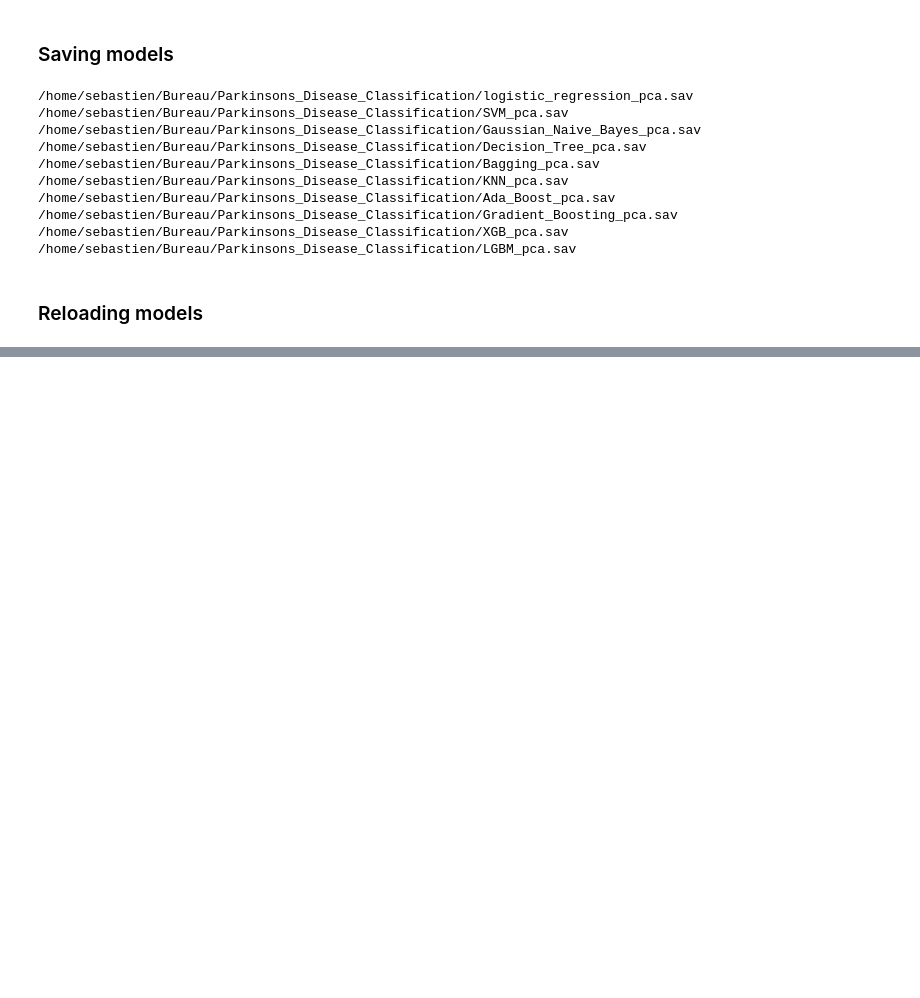
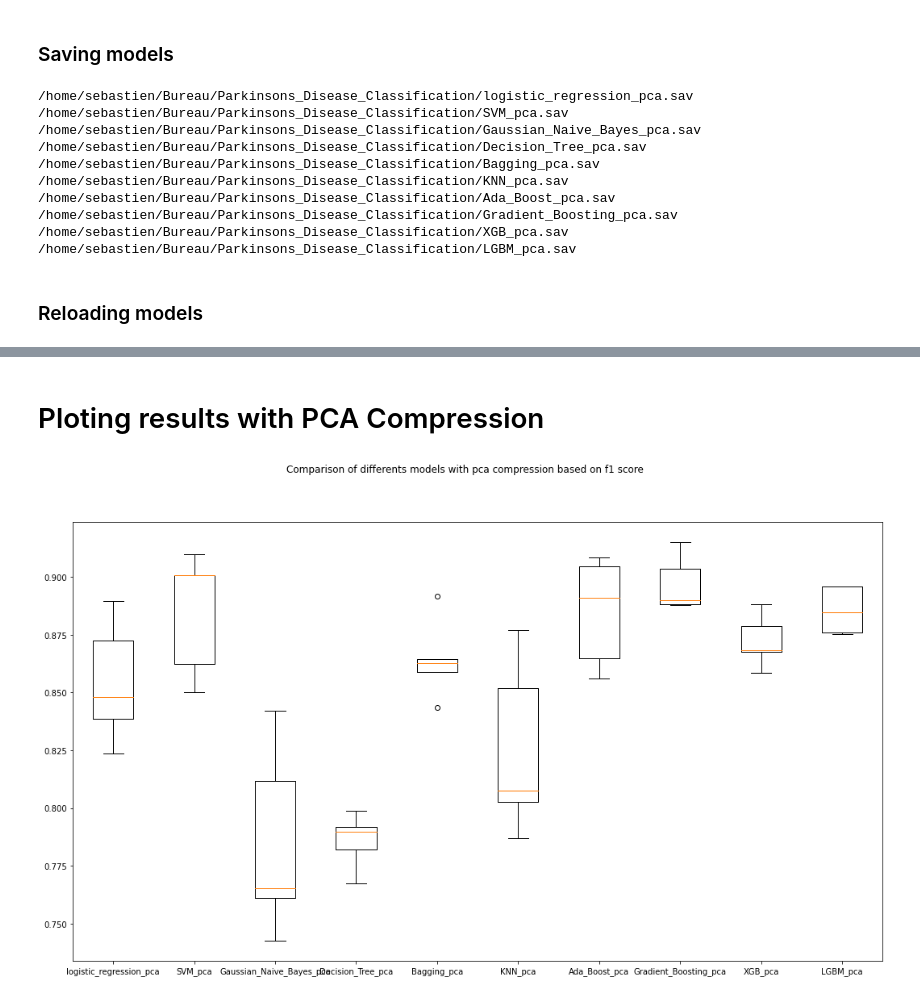
Before and after one commit to sebgra/Parkinsons_Disease_Classification, a Jupyter notebook: Parkinson.ipynb, the cells around one changed output, grey strips where cells are left out. Cells and saved outputs as stored; diff of their text form; code cells hidden in the pictures; blank space fills up the shorter version.

Commit message:
PCA evaluation completed

```diff
--- a/Parkinson.ipynb
+++ b/Parkinson.ipynb
@@ -1464,0 +1467,15 @@ for key, value in models_path_dict.items():
+# %%
+cv_pca = StratifiedKFold(n_splits = 5, shuffle = True, random_state = seed)
+
+f1_scores_pca = []
+names_pca = []
+
+for name, model in models_pca_dict.items():
+    scores = cross_val_score(model, df_scaled, df['class'], scoring = 'f1_weighted', cv = cv_pca, n_jobs = n_cores)
+    f1_mean = scores.mean()
+    f1_std = scores.std()
+    print(f"{name} : Mean ROC {f1_mean} STD:({f1_std})")
+    f1_scores_pca.append(scores)
+    names_pca.append(name)
+
+print('Evaluation done !')
@@ -1464,0 +1494,10 @@ for key, value in models_path_dict.items():
+# %% [markdown]
+# Ploting results with PCA Compression
+# %%
+fig, ax = plt.subplots(figsize=(18,10))
+ax.boxplot(f1_scores_pca)
+ax.set_xticklabels(names_pca)
+fig.suptitle('Comparison of differents models with pca compression based on f1 score')
+plt.show()
+# %% [output]
+[figure, added]
```
Also changed, not shown: parts of 2 cells of this notebook.
